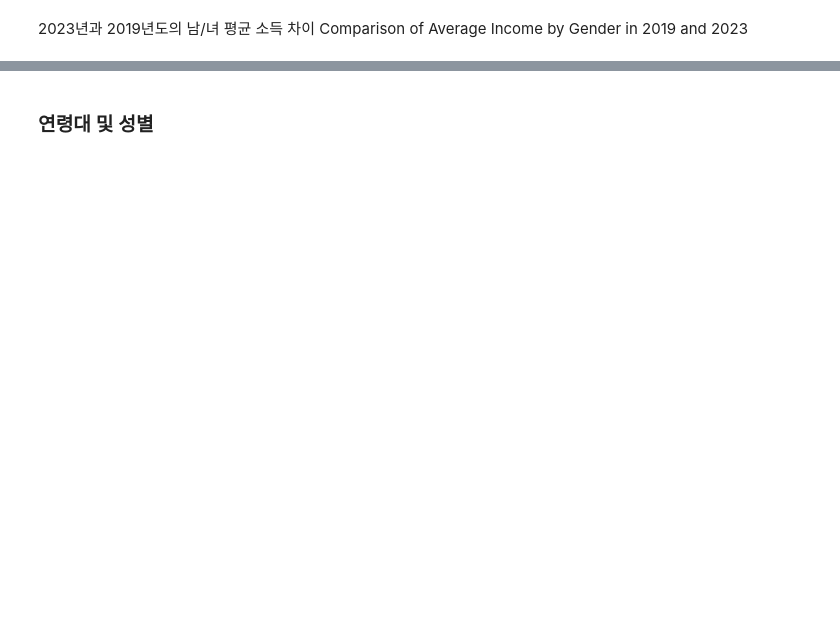
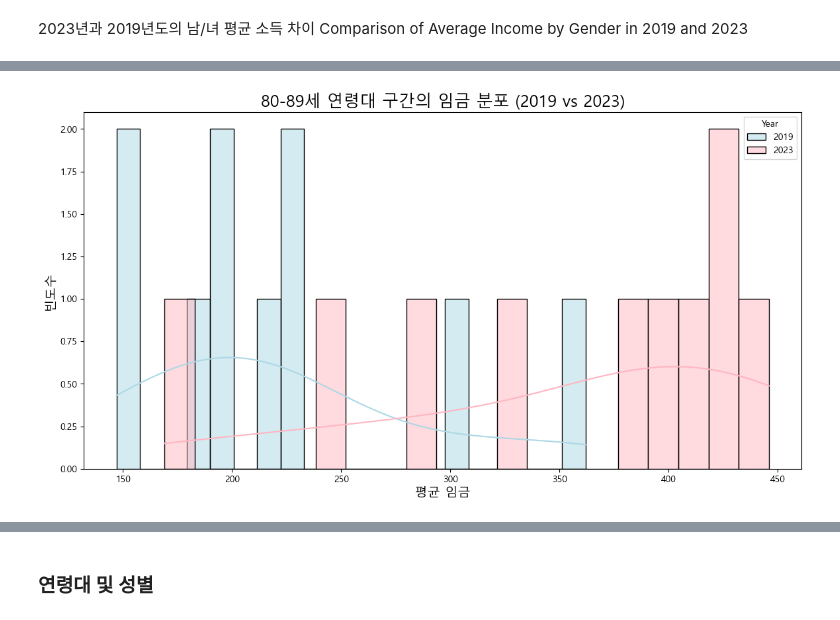
Before and after one commit to nicolekor/final_report, a Jupyter notebook: 한국인의삶_유니크_비교_2019vs2023_최종본_NY2_성별완료.ipynb, the cells around one changed output, grey strips where cells are left out. Cells and saved outputs as stored; diff of their text form; code cells hidden in the pictures; blank space fills up the shorter version.

```diff
--- a/한국인의삶_유니크_비교_2019vs2023_최종본_NY2_성별완료.ipynb
+++ b/한국인의삶_유니크_비교_2019vs2023_최종본_NY2_성별완료.ipynb
@@ -756,0 +971,11 @@ plt.show()
+# %%
+# 80~90세 구간 데이터 필터링
+age_group_80_90_2019 = data_2019[data_2019['age_group'] == '80-89']
+age_group_80_90_2023 = data_2023[data_2023['age_group'] == '80-89']
+
+# 연도별 평균 임금 확인
+print("2019년 80-89세 구간 데이터:")
+print(age_group_80_90_2019.describe())  # 기본 통계량 확인
+
+print("\n2023년 80-89세 구간 데이터:")
+print(age_group_80_90_2023.describe())  # 기본 통계량 확인
@@ -757,3 +1000,25 @@ plt.show()
+# %%
+# 연도별로 평균 임금 분포 확인
+plt.figure(figsize=(14, 7))
+
+# 2019년 데이터 시각화
+sns.histplot(age_group_80_90_2019['mean_income'], bins=20, color='lightblue', label='2019', kde=True)
+
+# 2023년 데이터 시각화
+sns.histplot(age_group_80_90_2023['mean_income'], bins=20, color='lightpink', label='2023', kde=True)
+
+# 그래프 제목 및 레이블 설정
+plt.title('80-89세 연령대 구간의 임금 분포 (2019 vs 2023)', fontsize=18)
+plt.xlabel('평균 임금', fontsize=14)
+plt.ylabel('빈도수', fontsize=14)
+
+# 범례 표시
+plt.legend(title='Year')
+
+# 차트 표시
+plt.show()
+# %% [output]
+[figure, added]
 # %%
 # 2019년 코드 (셀 25)
 #나이별 월급 평균
```
Also changed, not shown: parts of 121 cells of this notebook, 1 other file.
